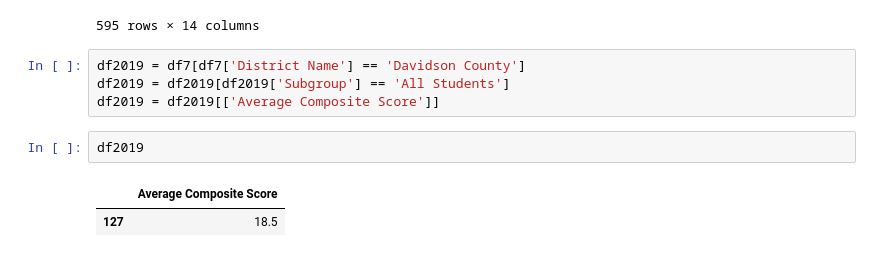
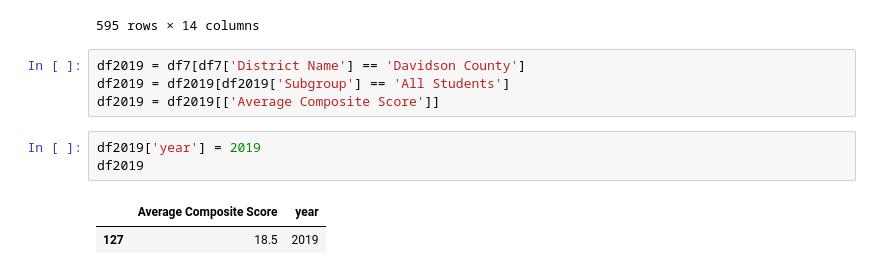
Before and after one commit to jwhankins177/capstone-budget-impact-jupyternb-python, a Jupyter notebook: notebooks/test_scores.ipynb, the cells around one changed output. Drawn from its saved outputs; the diff is of its cells as text.

```diff
--- a/notebooks/test_scores.ipynb
+++ b/notebooks/test_scores.ipynb
@@ -252,8 +200,9 @@ df7
 df2019 = df7[df7['District Name'] == 'Davidson County']
 df2019 = df2019[df2019['Subgroup'] == 'All Students']
 df2019 = df2019[['Average Composite Score']]
-# %%
-df2019
-# %% [output]
-|  | Average Composite Score |
-| 127 | 18.5 |
+# %%
+df2019['year'] = 2019
+df2019
+# %% [output]
+|  | Average Composite Score | year |
+| 127 | 18.5 | 2019 |
```
Also changed, not shown: parts of 3 cells of this notebook.
